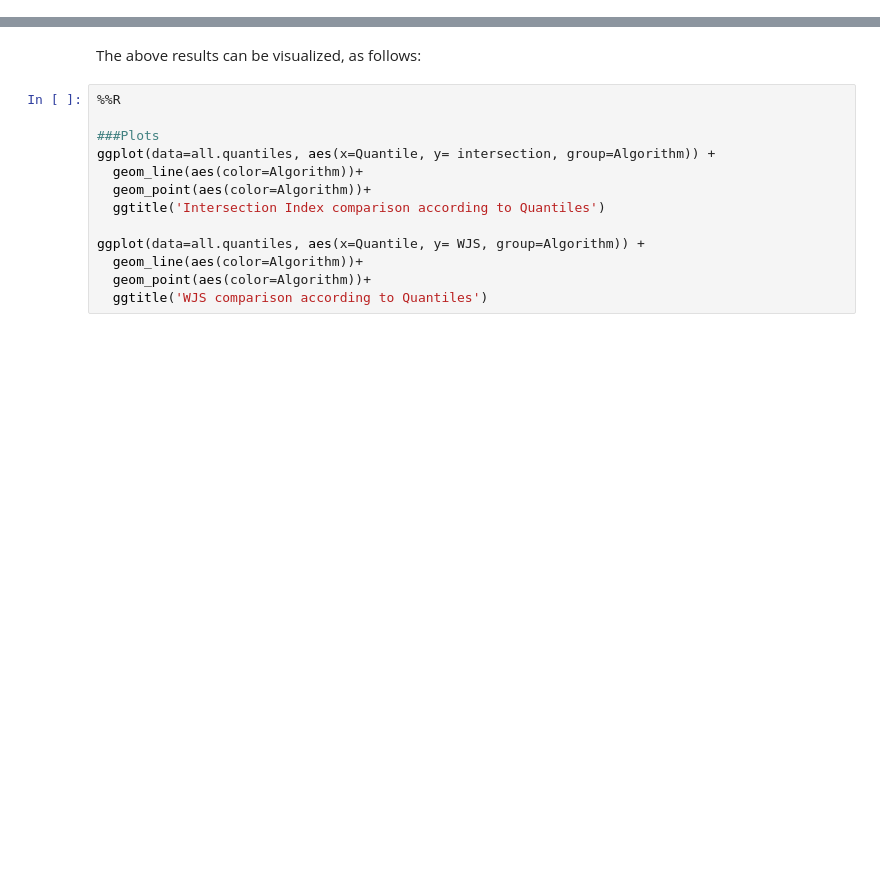
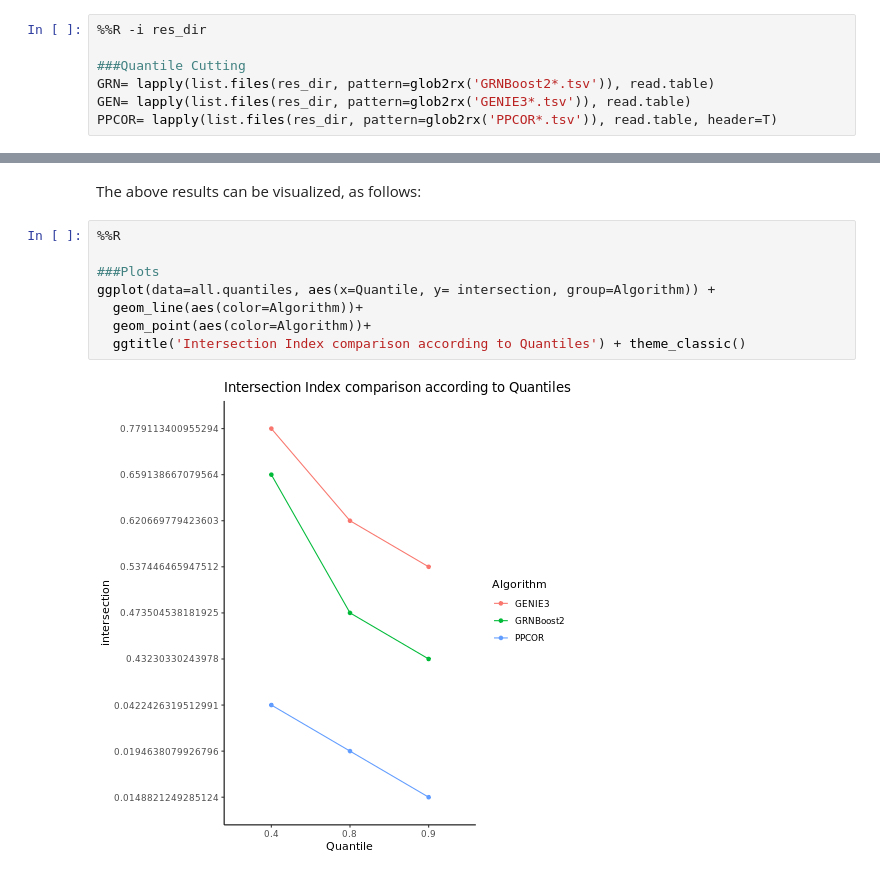
Before and after one commit to cantinilab/scNET, a Jupyter notebook: Algorithm_Comparison.ipynb, the cells around one changed output, grey strips where cells are left out. Drawn from its saved outputs; the diff is of its cells as text; blank space fills up the shorter version.

```diff
--- a/Algorithm_Comparison.ipynb
+++ b/Algorithm_Comparison.ipynb
@@ -282,4 +361,11 @@ ggtitle('RcisTarget score comparison')
 # Quantile cutting
 
 In this part of the analysis, we threshold network weights according to certain percentiles (40, 80 and 90%). Calculating reproducibility measures for each percentile allows us to compare algorithm stability (see Methods)
+# %%
+%%R -i res_dir
+
+###Quantile Cutting
+GRN= lapply(list.files(res_dir, pattern=glob2rx('GRNBoost2*.tsv')), read.table)
+GEN= lapply(list.files(res_dir, pattern=glob2rx('GENIE3*.tsv')), read.table)
+PPCOR= lapply(list.files(res_dir, pattern=glob2rx('PPCOR*.tsv')), read.table, header=T)
 # %%
@@ -303,13 +425,10 @@ The above results can be visualized, as follows:
 # %%
 %%R
 
 ###Plots
 ggplot(data=all.quantiles, aes(x=Quantile, y= intersection, group=Algorithm)) +
   geom_line(aes(color=Algorithm))+
   geom_point(aes(color=Algorithm))+
-  ggtitle('Intersection Index comparison according to Quantiles')
-
-ggplot(data=all.quantiles, aes(x=Quantile, y= WJS, group=Algorithm)) +
-  geom_line(aes(color=Algorithm))+
-  geom_point(aes(color=Algorithm))+
-  ggtitle('WJS comparison according to Quantiles')
+  ggtitle('Intersection Index comparison according to Quantiles') + theme_classic()
+# %% [output]
+[figure, added]
```
Also changed, not shown: parts of 22 cells of this notebook, 4 other files.
